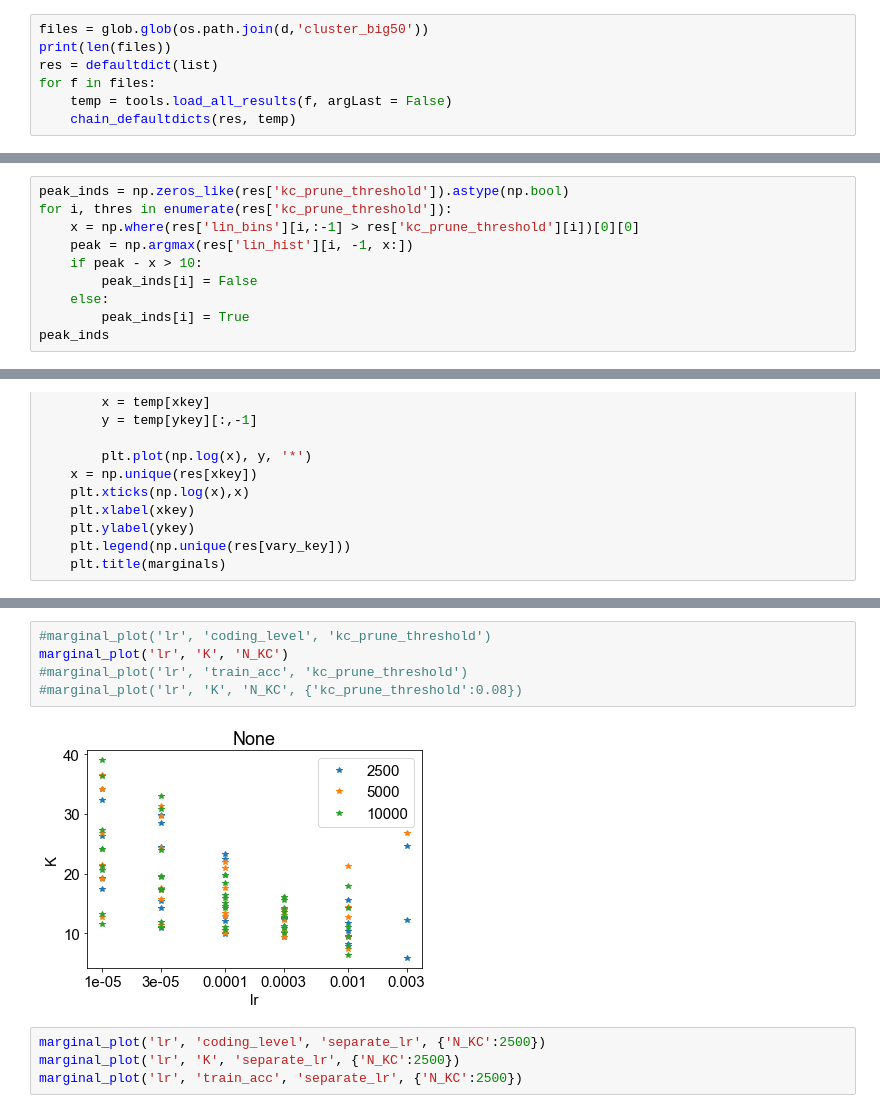
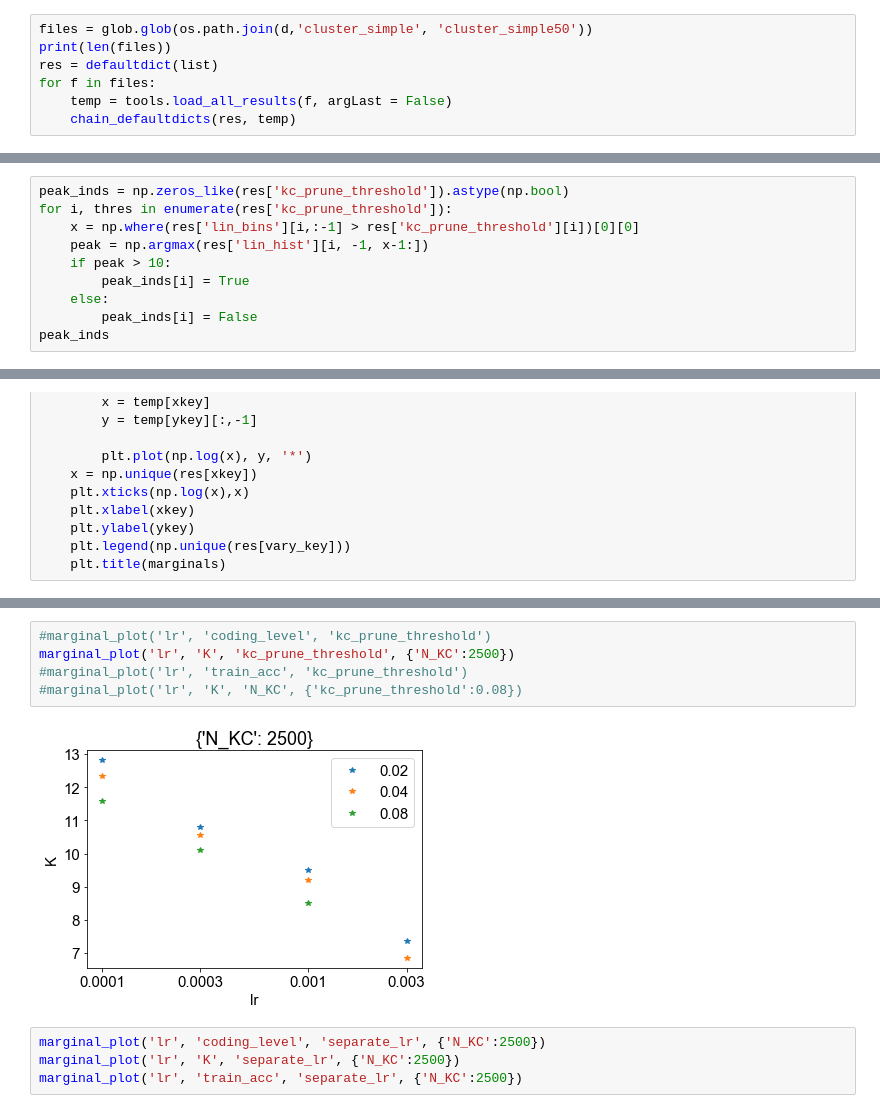
Before and after one commit to gyyang/olfaction_evolution, a Jupyter notebook: notebooks/analyze_K_big.ipynb, the cells around one changed output, grey strips where cells are left out. Cells and saved outputs as stored; diff of their text form.

Commit message:
- set up cluster

```diff
--- a/notebooks/analyze_K_big.ipynb
+++ b/notebooks/analyze_K_big.ipynb
@@ -35,7 +35,7 @@ mpl.rcParams['image.cmap']='jet'
 # %%
 d = os.path.join(os.getcwd(), 'files')
 # %%
-files = glob.glob(os.path.join(d,'cluster_big50'))
+files = glob.glob(os.path.join(d,'cluster_simple', 'cluster_simple50'))
 print(len(files))
 res = defaultdict(list)
 for f in files:
@@ -55,10 +55,10 @@ plt.ylim([0, 10000])
 peak_inds = np.zeros_like(res['kc_prune_threshold']).astype(np.bool)
 for i, thres in enumerate(res['kc_prune_threshold']):
     x = np.where(res['lin_bins'][i,:-1] > res['kc_prune_threshold'][i])[0][0]
-    peak = np.argmax(res['lin_hist'][i, -1, x:])
-    if peak - x > 10:
+    peak = np.argmax(res['lin_hist'][i, -1, x-1:])
+    if peak > 10:
+        peak_inds[i] = True
+    else:
         peak_inds[i] = False
-    else:
-        peak_inds[i] = True
 peak_inds
 # %% [output]
@@ -179,10 +160,10 @@ simple_plot('lr','K',filter_dict={'N_KC':2500})
 # %%
 #marginal_plot('lr', 'coding_level', 'kc_prune_threshold')
-marginal_plot('lr', 'K', 'N_KC')
+marginal_plot('lr', 'K', 'kc_prune_threshold', {'N_KC':2500})
 #marginal_plot('lr', 'train_acc', 'kc_prune_threshold')
 #marginal_plot('lr', 'K', 'N_KC', {'kc_prune_threshold':0.08})
 # %% [output]
-[figure, old version]
+[figure, new version]
 # %%
 marginal_plot('lr', 'coding_level', 'separate_lr', {'N_KC':2500})
 marginal_plot('lr', 'K', 'separate_lr', {'N_KC':2500})
```
Also changed, not shown: parts of 15 cells of this notebook, 4 other files.
